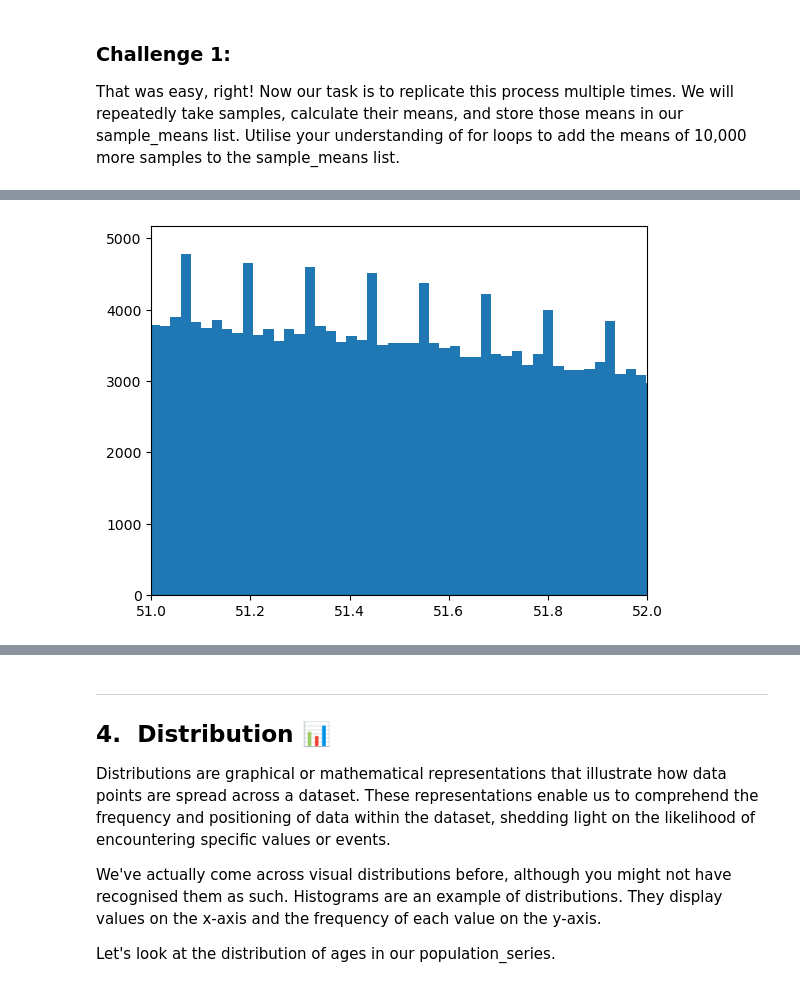
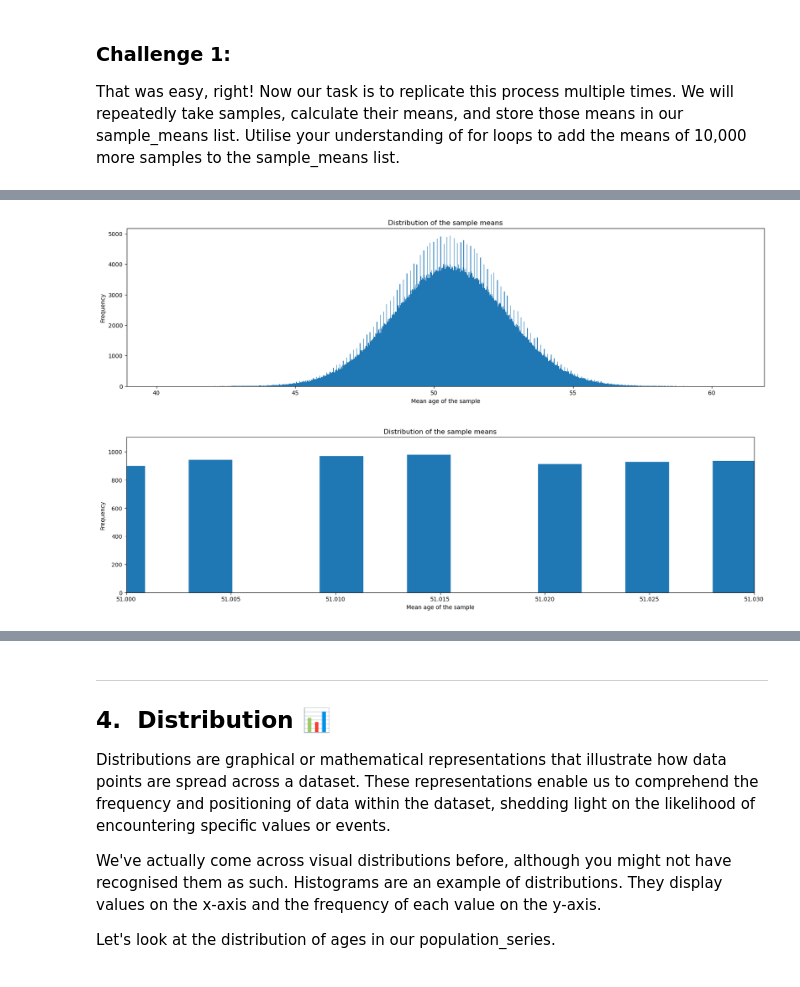
Before and after one commit to gastan81/A-B_testing, a Jupyter notebook: 2_central_limit_theorem_structure.ipynb, the cells around one changed output, grey strips where cells are left out. Drawn from its saved outputs; the diff is of its cells as text; code cells hidden in the pictures.

Commit message:
Sampling the issue wtih granularity

```diff
--- a/2_central_limit_theorem_structure.ipynb
+++ b/2_central_limit_theorem_structure.ipynb
@@ -122,6 +120,28 @@ plt.show()
-# %%
-plt.hist(sample_means, bins=1000)
-plt.xlim(51, 52)
-plt.show()
-# %% [output]
-[figure, removed]
+# %%
+# Create the histogram using Matplotlib
+plt.figure(figsize=(20, 5))
+plt.hist(sample_means, bins=1000)  # Added 'bins' for better granularity.
+
+# Add a title and axis labels
+plt.title("Distribution of the sample means")
+plt.xlabel("Mean age of the sample")
+plt.ylabel("Frequency")
+#plt.xlim(51, 52)
+# Show the histogram
+plt.show()
+# %% [output]
+[figure, added]
+# %%
+# Create the histogram using Matplotlib
+plt.figure(figsize=(20, 5))
+plt.hist(sample_means, bins=10000, histtype='stepfilled')  # Added 'bins' for better granularity.
+
+# Add a title and axis labels
+plt.title("Distribution of the sample means")
+plt.xlabel("Mean age of the sample")
+plt.ylabel("Frequency")
+plt.xlim(51, 51.03)
+# Show the histogram
+plt.show()
+# %% [output]
+[figure, added]
```
Also changed, not shown: parts of 3 cells of this notebook.
